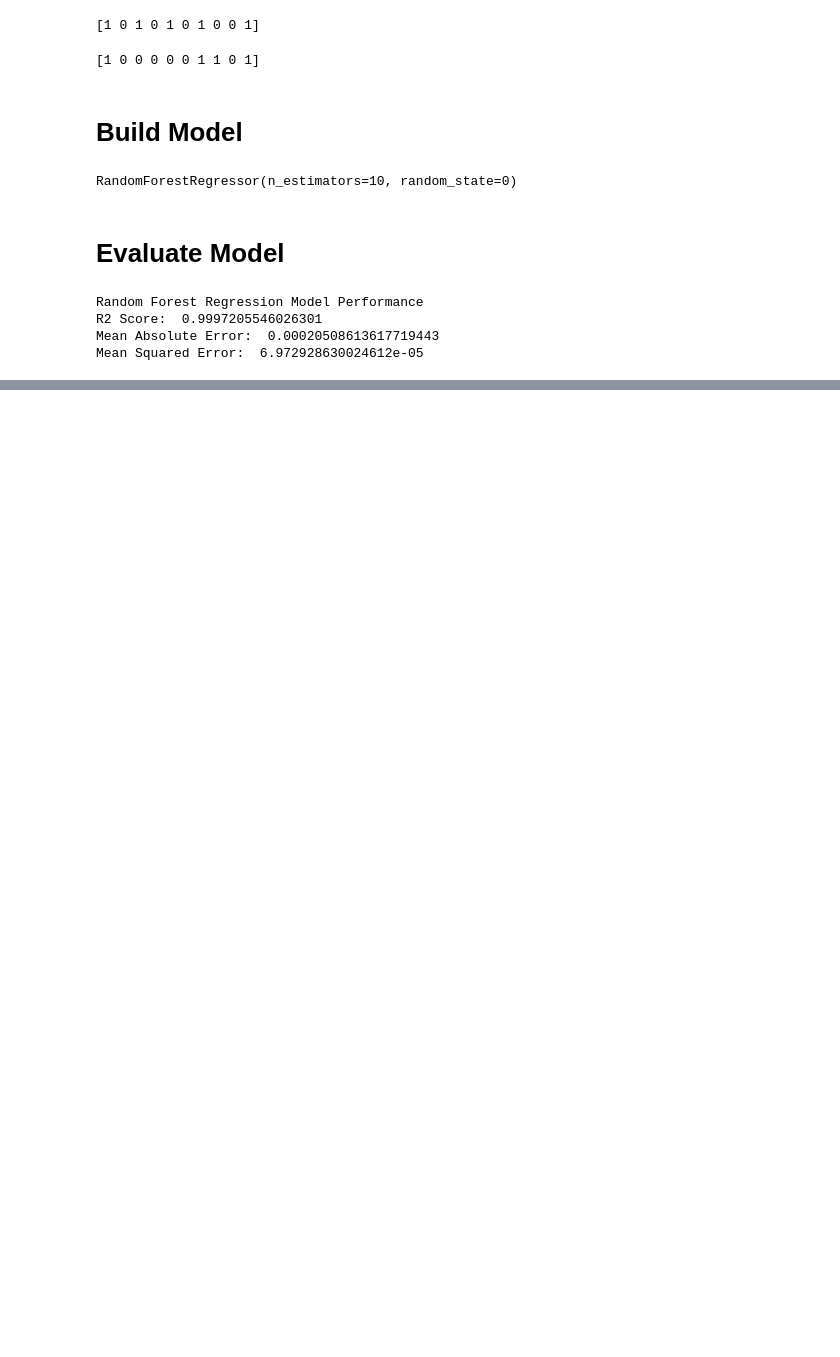
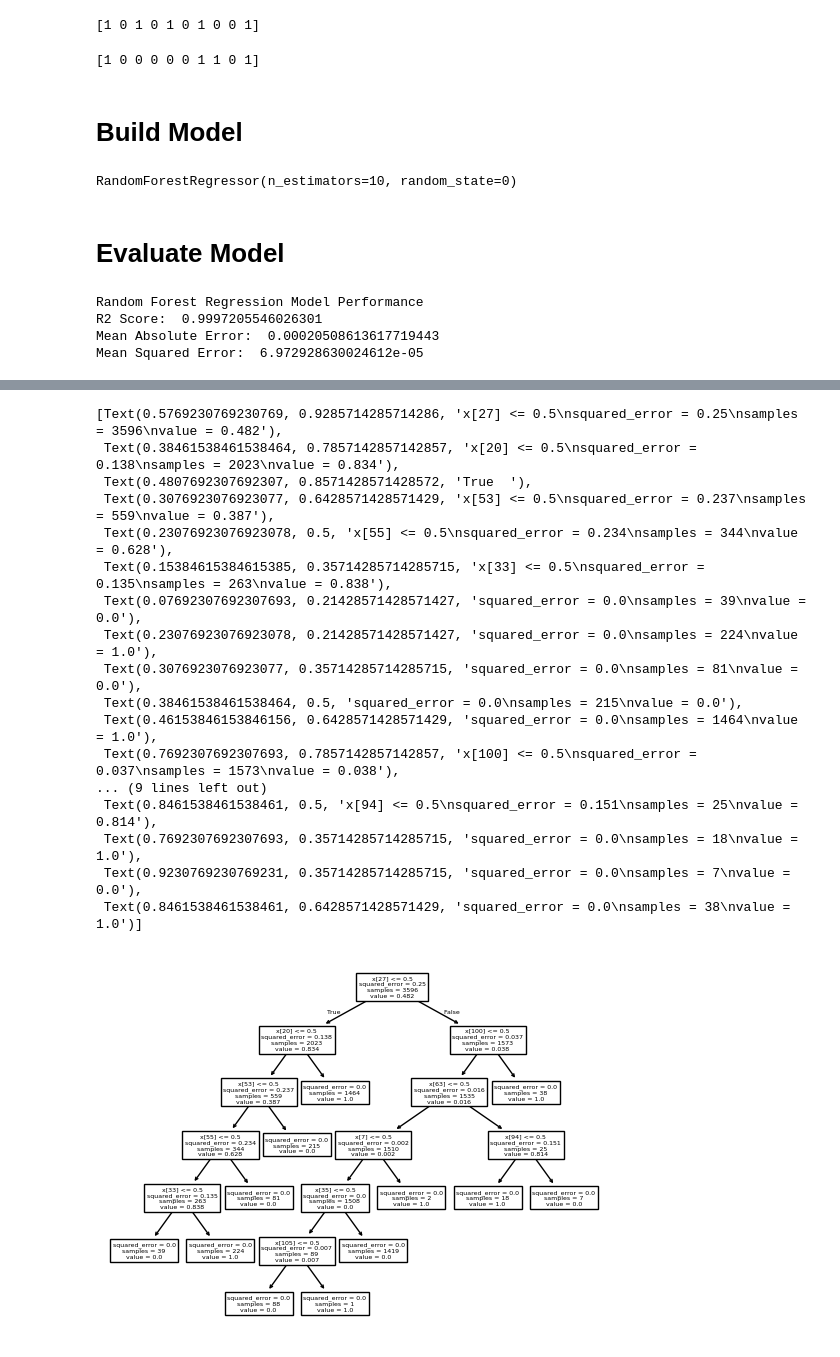
Before and after one commit to germanftv/ml-regression-tutorial, a Jupyter notebook: notebooks/7-random_forest_regression.ipynb, the cells around one changed output, grey strips where cells are left out. Saved outputs shown, nothing was run; the diff lists cells and outputs as text; code cells hidden in the pictures; blank space fills up the shorter version.

```diff
--- a/notebooks/7-random_forest_regression.ipynb
+++ b/notebooks/7-random_forest_regression.ipynb
@@ -198,0 +205,21 @@ graph
+# %%
+plot_tree(regressor.estimators_[5])
+# %% [output]
+[Text(0.5769230769230769, 0.9285714285714286, 'x[27] <= 0.5\nsquared_error = 0.25\nsamples = 3596\nvalue = 0.482'),
+ Text(0.38461538461538464, 0.7857142857142857, 'x[20] <= 0.5\nsquared_error = 0.138\nsamples = 2023\nvalue = 0.834'),
+ Text(0.4807692307692307, 0.8571428571428572, 'True  '),
+ Text(0.3076923076923077, 0.6428571428571429, 'x[53] <= 0.5\nsquared_error = 0.237\nsamples = 559\nvalue = 0.387'),
+ Text(0.23076923076923078, 0.5, 'x[55] <= 0.5\nsquared_error = 0.234\nsamples = 344\nvalue = 0.628'),
+ Text(0.15384615384615385, 0.35714285714285715, 'x[33] <= 0.5\nsquared_error = 0.135\nsamples = 263\nvalue = 0.838'),
+ Text(0.07692307692307693, 0.21428571428571427, 'squared_error = 0.0\nsamples = 39\nvalue = 0.0'),
+ Text(0.23076923076923078, 0.21428571428571427, 'squared_error = 0.0\nsamples = 224\nvalue = 1.0'),
+ Text(0.3076923076923077, 0.35714285714285715, 'squared_error = 0.0\nsamples = 81\nvalue = 0.0'),
+ Text(0.38461538461538464, 0.5, 'squared_error = 0.0\nsamples = 215\nvalue = 0.0'),
+ Text(0.46153846153846156, 0.6428571428571429, 'squared_error = 0.0\nsamples = 1464\nvalue = 1.0'),
+ Text(0.7692307692307693, 0.7857142857142857, 'x[100] <= 0.5\nsquared_error = 0.037\nsamples = 1573\nvalue = 0.038'),
+... (9 lines left out)
+ Text(0.8461538461538461, 0.5, 'x[94] <= 0.5\nsquared_error = 0.151\nsamples = 25\nvalue = 0.814'),
+ Text(0.7692307692307693, 0.35714285714285715, 'squared_error = 0.0\nsamples = 18\nvalue = 1.0'),
+ Text(0.9230769230769231, 0.35714285714285715, 'squared_error = 0.0\nsamples = 7\nvalue = 0.0'),
+ Text(0.8461538461538461, 0.6428571428571429, 'squared_error = 0.0\nsamples = 38\nvalue = 1.0')]
+[figure, added]
```
Also changed, not shown: parts of 4 cells of this notebook, 5 other files.
